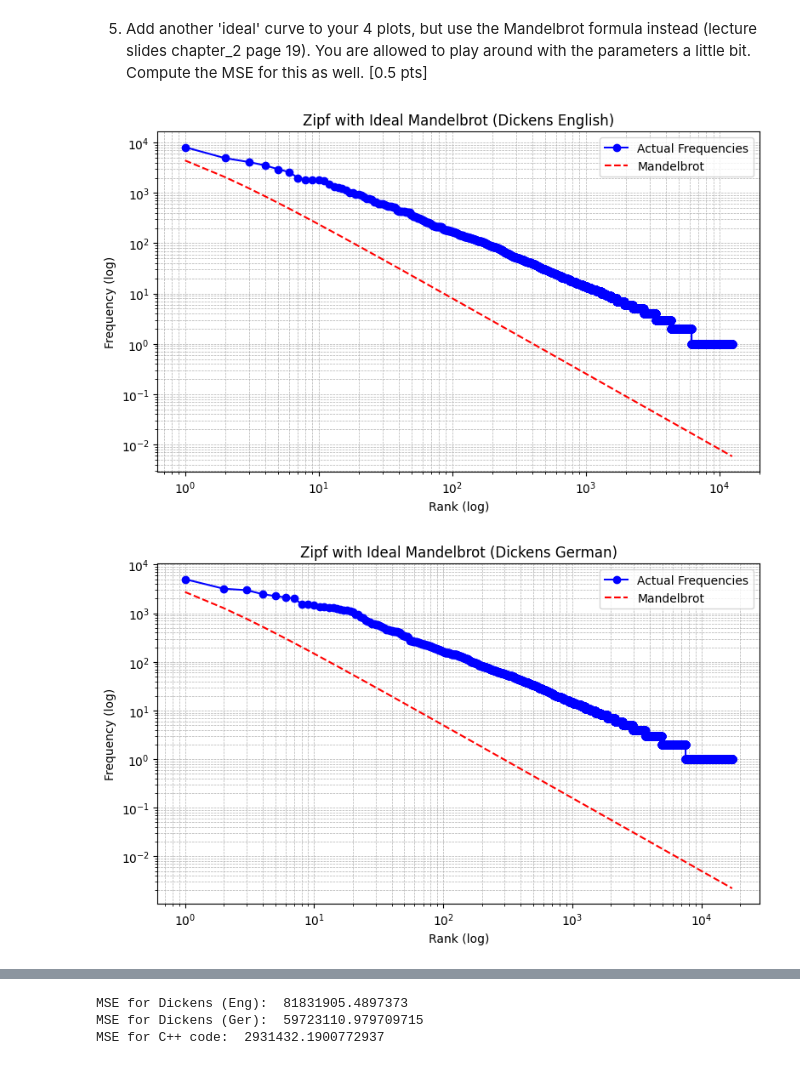
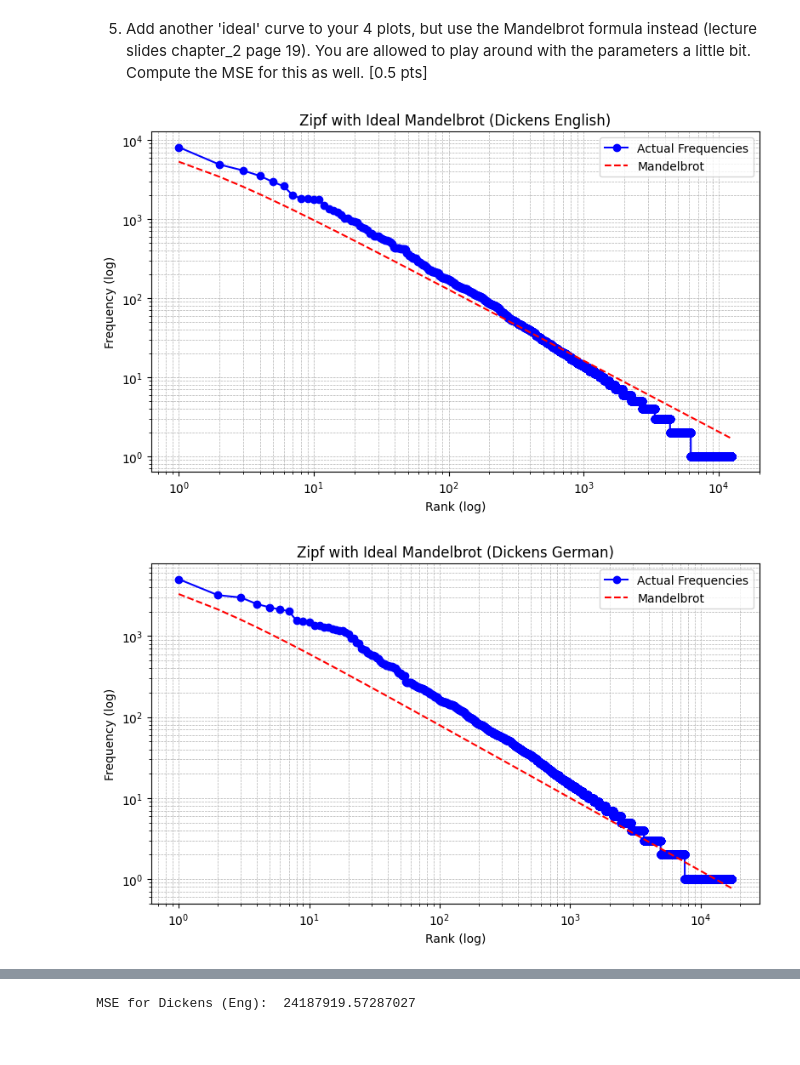
Before and after one commit to 9Christian6/SNLP, a Jupyter notebook: Assignment01/Exercise_1.3&1.4.ipynb, the cells around one changed output, grey strips where cells are left out. Saved outputs shown, nothing was run; the diff lists cells and outputs as text; code cells hidden in the pictures.

```diff
--- a/Assignment01/Exercise_1.3&1.4.ipynb
+++ b/Assignment01/Exercise_1.3&1.4.ipynb
@@ -383,29 +383,31 @@ def calculate_ideal_mandelbrot(ranks, top_freq, a, b):
 # %%
 ## Driver Code
 
 ## Mandelbrot parameters, change these values as you wish
-a = 1.5
-b = 0.5
+#a = 0.9
+a = 0.9
+#b = 1.2
+b = 0.6
 
 ## Dickens English
 top_freq_eng = freqs_eng[0]
 mandelbrot_line_eng = calculate_ideal_mandelbrot(ranks_eng, top_freq_eng, a, b)
 zipf_eng = plot_zipf_ideal(freqs_eng, ranks_eng, mandelbrot_line_eng, "Zipf with Ideal Mandelbrot (Dickens English)", label_ideal= "Mandelbrot")
 
 ## Dickens German
 top_freq_ger = freqs_ger[0]
 mandelbrot_line_ger = calculate_ideal_mandelbrot(ranks_ger, top_freq_ger, a, b)
 zipf_ger = plot_zipf_ideal(freqs_ger, ranks_ger, mandelbrot_line_ger, "Zipf with Ideal Mandelbrot (Dickens German)", label_ideal= "Mandelbrot")
 
 ## C++ code
 top_freq_py = freqs_py[0]
 mandelbrot_line_py = calculate_ideal_mandelbrot(ranks_py, top_freq_py, a, b)
 zipf_py = plot_zipf_ideal(freqs_py, ranks_py, mandelbrot_line_py, "Zipf with Ideal Mandelbrot (C++ code)", label_ideal= "Mandelbrot")
 
 ## Protein data
 # top_freq_pt = freqs_pt[0]
 # mandelbrot_line_pt = calculate_ideal_mandelbrot(ranks_pt, top_freq_pt, a, b)
 # zipf_pt = plot_zipf_ideal(freqs_pt, ranks_pt, mandelbrot_line_pt, "Zipf with Ideal Mandelbrot (Protein data)", label_ideal= "Mandelbrot")
 # %% [output]
-[figure, old version]
+[figure, new version]
-[figure, old version]
+[figure, new version]
@@ -418,6 +420,4 @@ print(f"MSE for Dickens (Ger): ",mse(freqs_ger, mandelbrot_line_ger))   ## Dicke
 print(f"MSE for C++ code: ",mse(freqs_py, mandelbrot_line_py))     ## C++ code
 # print(f"MSE for Proteins: ",mse(freqs_pt, mandelbrot_line_pt))     ## Protein code
 # %% [output]
-MSE for Dickens (Eng):  81831905.4897373
-MSE for Dickens (Ger):  59723110.979709715
-MSE for C++ code:  2931432.1900772937
+MSE for Dickens (Eng):  24187919.57287027
```
Also changed, not shown: parts of 1 cell of this notebook.
